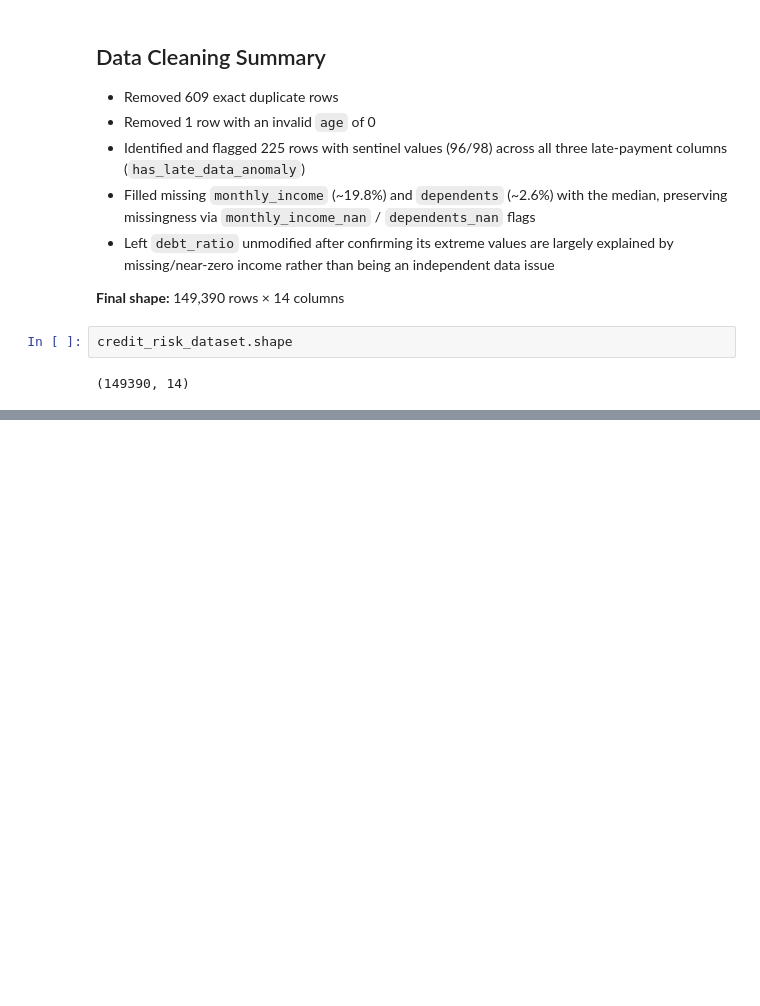
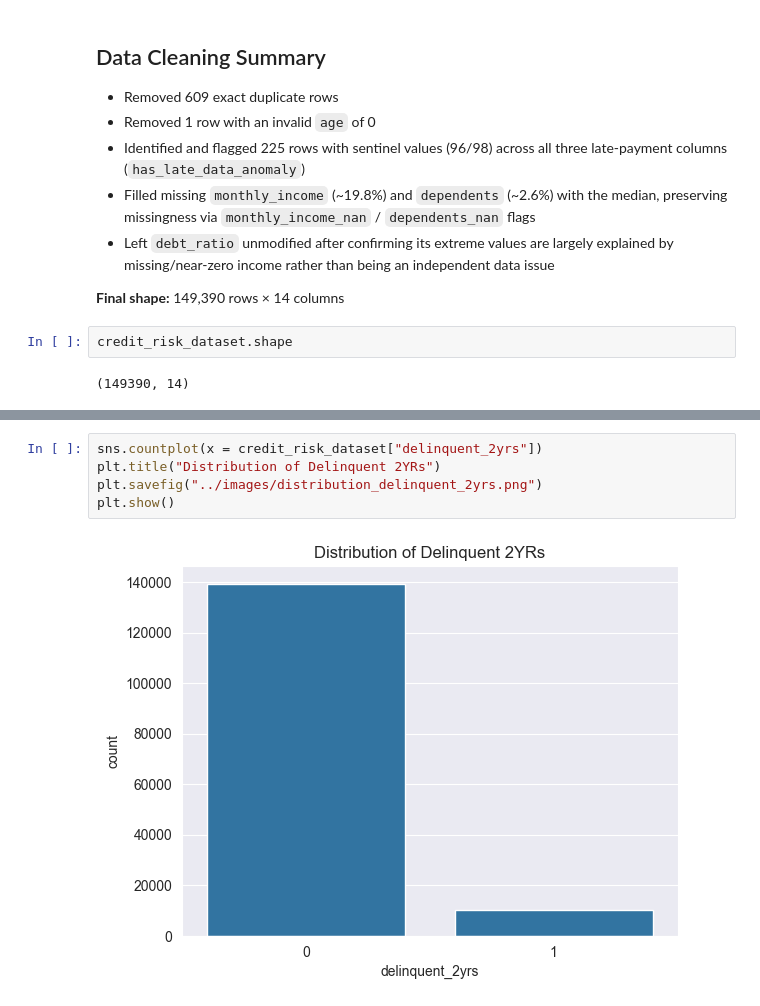
Before and after one commit to Yan-Pasichnyi/credit-risk-analysis, a Jupyter notebook: notebooks/analysis.ipynb, the cells around one changed output, grey strips where cells are left out. Saved outputs shown, nothing was run; the diff lists cells and outputs as text; blank space fills up the shorter version.

Commit message:
Save EDA visualizations and cleaned dataset

```diff
--- a/notebooks/analysis.ipynb
+++ b/notebooks/analysis.ipynb
@@ -231,0 +244,7 @@ credit_risk_dataset.shape
+# %%
+sns.countplot(x = credit_risk_dataset["delinquent_2yrs"])
+plt.title("Distribution of Delinquent 2YRs")
+plt.savefig("../images/distribution_delinquent_2yrs.png")
+plt.show()
+# %% [output]
+[figure, added]
```
Also changed, not shown: parts of 26 cells of this notebook, 9 other files.
